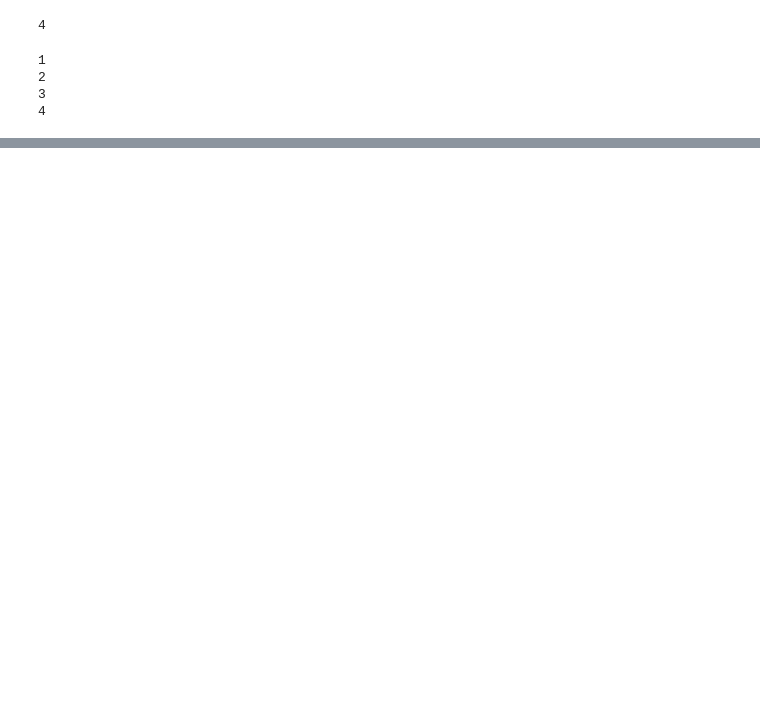
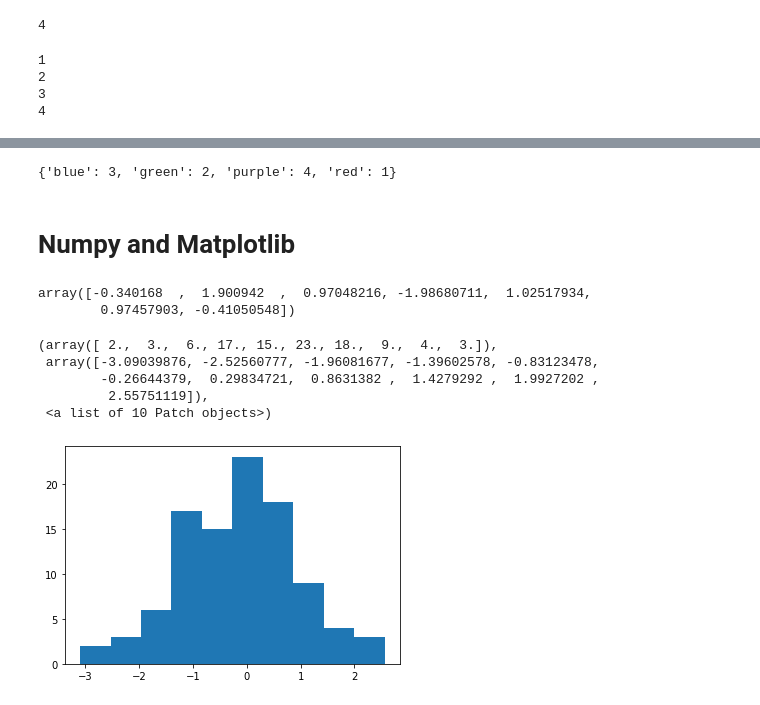
Before and after one commit to Lyr-ics/class2022Spring, a Jupyter notebook: class2022spring.ipynb, the cells around one changed output, grey strips where cells are left out. Cells and saved outputs as stored; diff of their text form; code cells hidden in the pictures; blank space fills up the shorter version.

```diff
--- a/class2022spring.ipynb
+++ b/class2022spring.ipynb
@@ -60,0 +171,9 @@ for i in k:
+# %%
+a = ['red', 'green', 'blue', 'purple']
+b = [1,2,3,4]
+c = {a[i]:b[i] for i in range(4)}
+c
+# %% [output]
+{'blue': 3, 'green': 2, 'purple': 4, 'red': 1}
+# %% [markdown]
+# **Numpy and Matplotlib**
@@ -60,0 +182,18 @@ for i in k:
+# %%
+numpy.random.randn(7)
+# %% [output]
+array([-0.340168  ,  1.900942  ,  0.97048216, -1.98680711,  1.02517934,
+        0.97457903, -0.41050548])
+# %%
+import numpy as np
+n = np.random.randn(100)
+# %%
+import matplotlib
+matplotlib.pyplot.hist(n)
+# %% [output]
+(array([ 2.,  3.,  6., 17., 15., 23., 18.,  9.,  4.,  3.]),
+ array([-3.09039876, -2.52560777, -1.96081677, -1.39602578, -0.83123478,
+        -0.26644379,  0.29834721,  0.8631382 ,  1.4279292 ,  1.9927202 ,
+         2.55751119]),
+ <a list of 10 Patch objects>)
+[figure, added]
```
Also changed, not shown: parts of 59 cells of this notebook.
